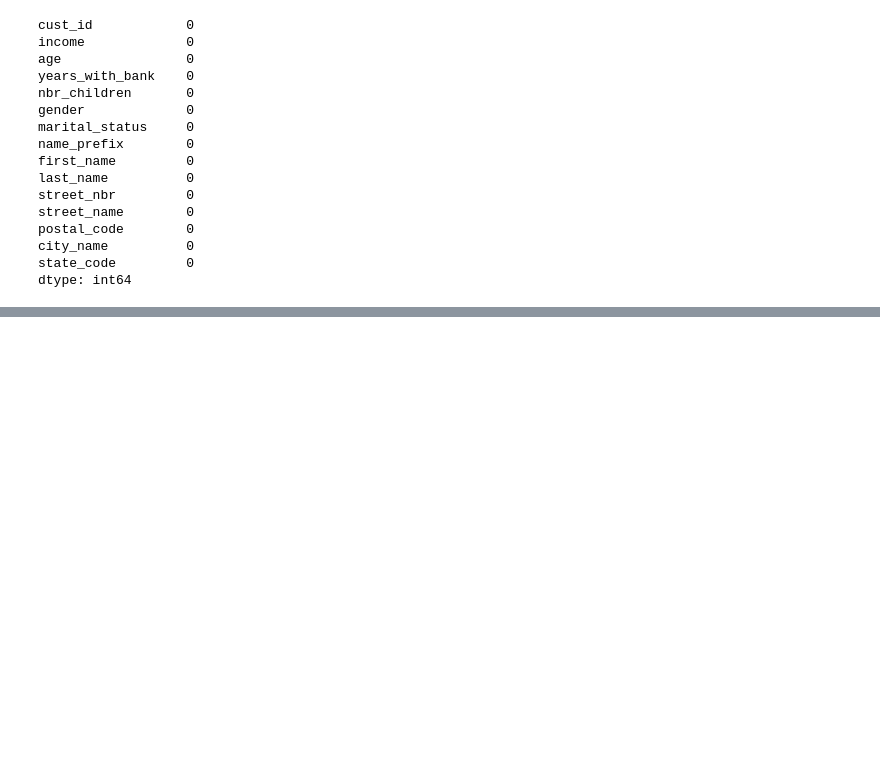
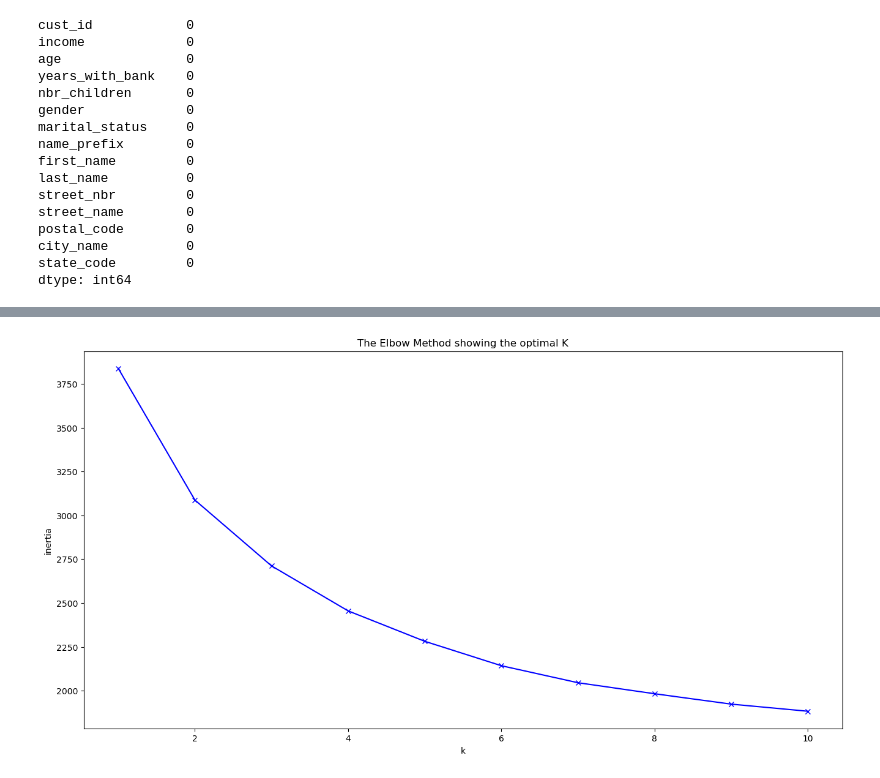
Before and after one commit to Ali-Mohamed23/mini-project-III, a Jupyter notebook: mini-project-III.ipynb, the cells around one changed output, grey strips where cells are left out. Cells and saved outputs as stored; diff of their text form; code cells hidden in the pictures; blank space fills up the shorter version.

Commit message:
Step 1 of clustering

```diff
--- a/mini-project-III.ipynb
+++ b/mini-project-III.ipynb
@@ -57,0 +152,3 @@ dtype: int64
+# %%
+# Create dataframe for our categorical columns
+df_categorical = customers[['gender', 'marital_status', 'state_code', 'city_name']]
@@ -57,0 +171,2 @@ dtype: int64
+# %%
+df_dummy = pd.get_dummies(df_categorical)
@@ -57,0 +189,2 @@ dtype: int64
+# %%
+X = pd.concat([df_numeric_scaled, df_dummy], axis=1)
@@ -57,0 +207,17 @@ dtype: int64
+# %%
+inertias = []
+K = range(1,11) #run K-means with K ranging from 1 to 10
+for k in K:
+    kmeanModel = KMeans(n_clusters=k)
+    kmeanModel.fit(X)
+    inertias.append(kmeanModel.inertia_)
+# %%
+# plot elbow method
+plt.figure(figsize=(16,8))
+plt.plot(K, inertias, 'bx-')
+plt.xlabel('k')
+plt.ylabel('inertia')
+plt.title('The Elbow Method showing the optimal K')
+plt.show()
+# %% [output]
+[figure, added]
```
Also changed, not shown: parts of 16 cells of this notebook.
